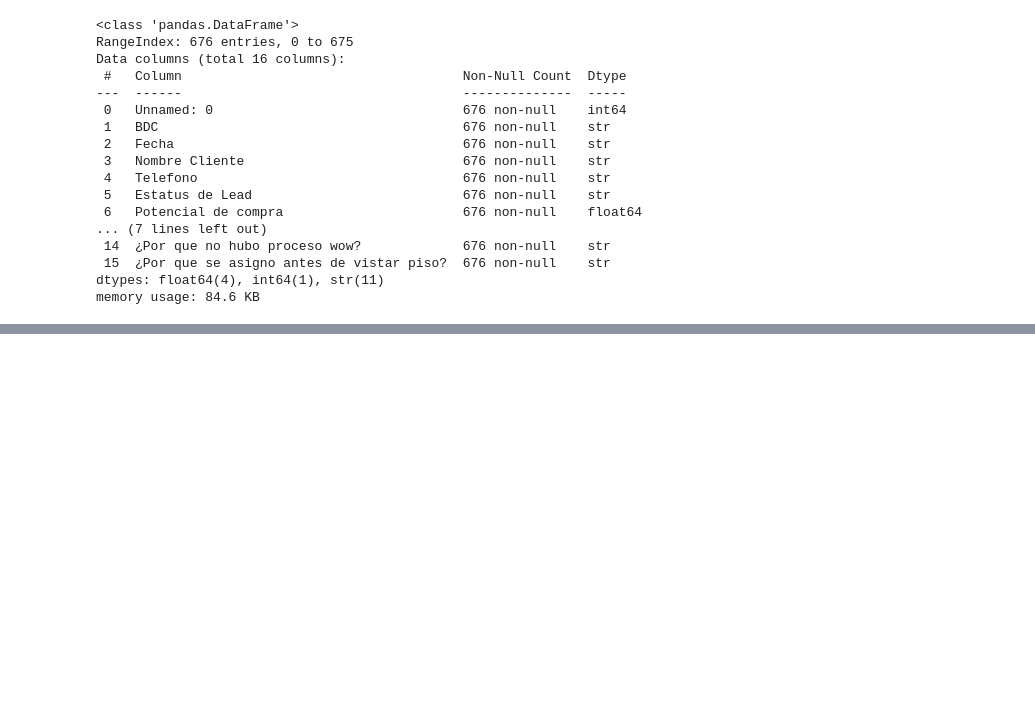
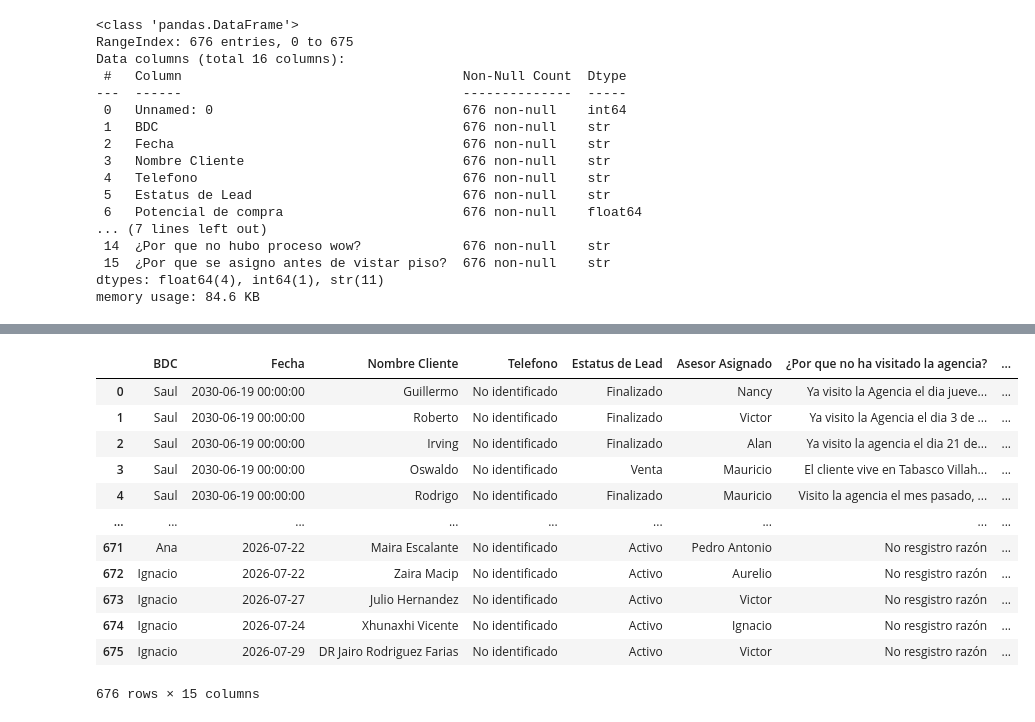
Before and after one commit to A01277782/Valores_At-picos, a Jupyter notebook: Actividad 3.1/Actividad 3.1.ipynb, the cells around one changed output, grey strips where cells are left out. Cells and saved outputs as stored; diff of their text form; code cells hidden in the pictures; blank space fills up the shorter version.

Commit message:
Subir base de datos sin nulos

```diff
--- a/Actividad 3.1/Actividad 3.1.ipynb
+++ b/Actividad 3.1/Actividad 3.1.ipynb
@@ -66,0 +151,12 @@ plt.show() #dibujamos el diagrama
+# %%
+#Método aplicando Cuartiles. Encuentro cuartiles 0.25 y 0.75
+y=cuantitativas
+
+percentile25=y.quantile(0.25) #Q1
+percentile75=y.quantile(0.75) #Q3
+iqr= percentile75 - percentile25
+
+Limite_Superior_iqr= percentile75 + 1.5*iqr
+Limite_Inferior_iqr= percentile25 - 1.5*iqr
+print("Limite superior permitido", Limite_Superior_iqr)
+print("Limite inferior permitido", Limite_Inferior_iqr)
@@ -66,0 +174,4 @@ plt.show() #dibujamos el diagrama
+# %%
+#Obtenemos datos limpios del Dataframe
+df_iqr= cuantitativas[(y<=Limite_Superior_iqr)&(y>=Limite_Inferior_iqr)]
+df_iqr
@@ -66,0 +201,6 @@ plt.show() #dibujamos el diagrama
+# %%
+#Reemplazamos valores atípicos (nulos) del dataframe con "mean"
+#Realizamos una copia del dataframe
+df_iqr=df_iqr.copy()
+df_iqr=df1_iqr.fillna(round(df_iqr.median(),1))
+df_iqr
@@ -66,0 +221,17 @@ plt.show() #dibujamos el diagrama
+# %%
+Datos_limpios = pd.concat([cualitativas, df_iqr], axis=1)
+Datos_limpios
+# %% [output]
+|  | BDC | Fecha | Nombre Cliente | Telefono | Estatus de Lead | Asesor Asignado | ¿Por que no ha visitado la agencia? | ... |
+| 0 | Saul | 2030-06-19 00:00:00 | Guillermo | No identificado | Finalizado | Nancy | Ya visito la Agencia el dia jueve... | ... |
+| 1 | Saul | 2030-06-19 00:00:00 | Roberto | No identificado | Finalizado | Victor | Ya visito la Agencia el dia 3 de ... | ... |
+| 2 | Saul | 2030-06-19 00:00:00 | Irving | No identificado | Finalizado | Alan | Ya visito la agencia el dia 21 de... | ... |
+| 3 | Saul | 2030-06-19 00:00:00 | Oswaldo | No identificado | Venta | Mauricio | El cliente vive en Tabasco Villah... | ... |
+| 4 | Saul | 2030-06-19 00:00:00 | Rodrigo | No identificado | Finalizado | Mauricio | Visito la agencia el mes pasado, ... | ... |
+| ... | ... | ... | ... | ... | ... | ... | ... | ... |
+| 671 | Ana | 2026-07-22 | Maira Escalante | No identificado | Activo | Pedro Antonio | No resgistro razón | ... |
+| 672 | Ignacio | 2026-07-22 | Zaira Macip | No identificado | Activo | Aurelio | No resgistro razón | ... |
+| 673 | Ignacio | 2026-07-27 | Julio Hernandez | No identificado | Activo | Victor | No resgistro razón | ... |
+| 674 | Ignacio | 2026-07-24 | Xhunaxhi Vicente | No identificado | Activo | Ignacio | No resgistro razón | ... |
+| 675 | Ignacio | 2026-07-29 | DR Jairo Rodriguez Farias | No identificado | Activo | Victor | No resgistro razón | ... |
+676 rows × 15 columns
```
Also changed, not shown: parts of 17 cells of this notebook, 3 other files.
